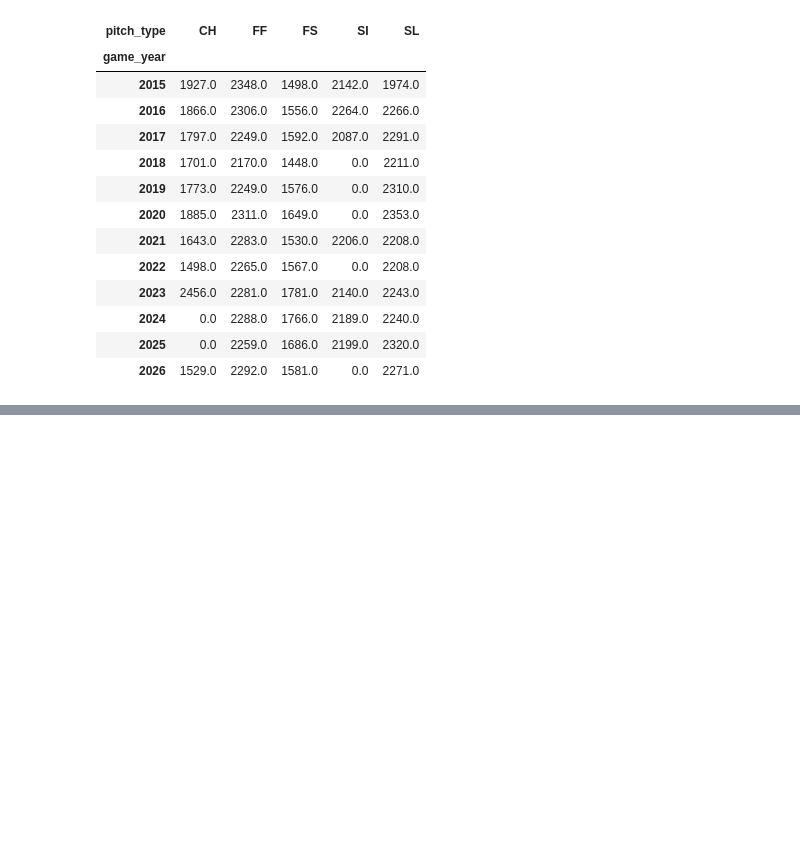
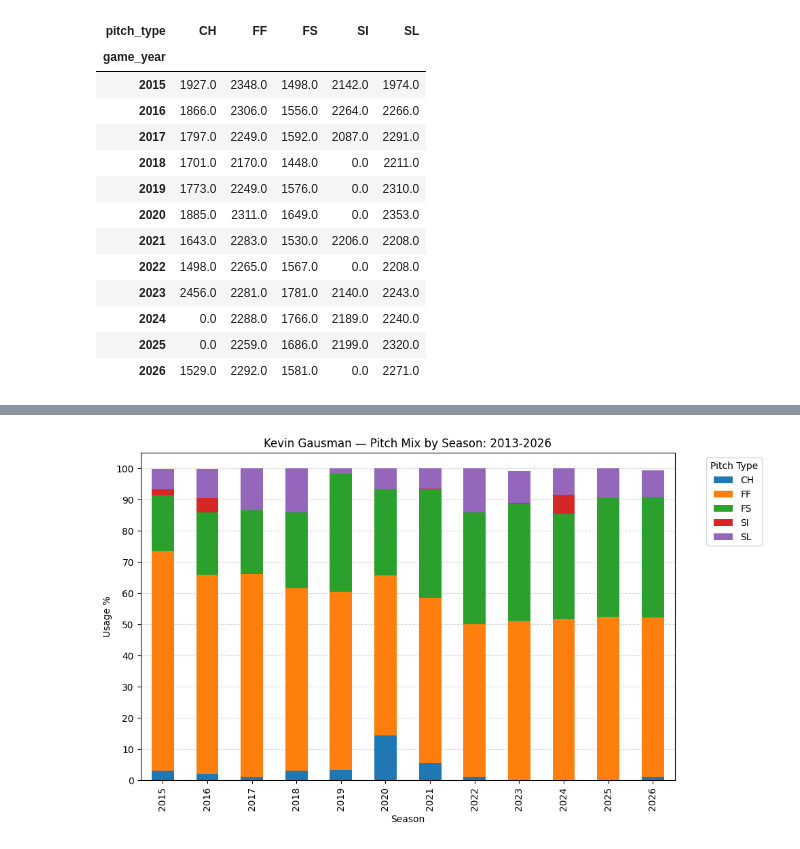
Before and after one commit to mrbuddyoldpal/pitcher-profile, a Jupyter notebook: notebooks/gausman_profile.ipynb, the cells around one changed output, grey strips where cells are left out. Cells and saved outputs as stored; diff of their text form; code cells hidden in the pictures; blank space fills up the shorter version.

Commit message:
Added graphs to Gausman's profile

```diff
--- a/notebooks/gausman_profile.ipynb
+++ b/notebooks/gausman_profile.ipynb
@@ -148,0 +154,18 @@ num_pitches_per_type
+# %%
+ax = pitch_mix_pct.plot(
+    kind='bar',
+    stacked=True,
+    figsize=(10, 6),
+)
+
+ax.set_title("Kevin Gausman — Pitch Mix by Season: 2013-2026")
+ax.set_xlabel("Season")
+ax.set_ylabel("Usage %")
+ax.yaxis.set_major_locator(MultipleLocator(10))
+ax.legend(title="Pitch Type", bbox_to_anchor=(1.05, 1), loc='upper left')
+ax.grid(True, axis='y', linestyle='--', alpha=0.5)
+ax.set_axisbelow(True)
+plt.tight_layout()
+plt.show()
+# %% [output]
+[figure, added]
```
Also changed, not shown: parts of 7 cells of this notebook.
